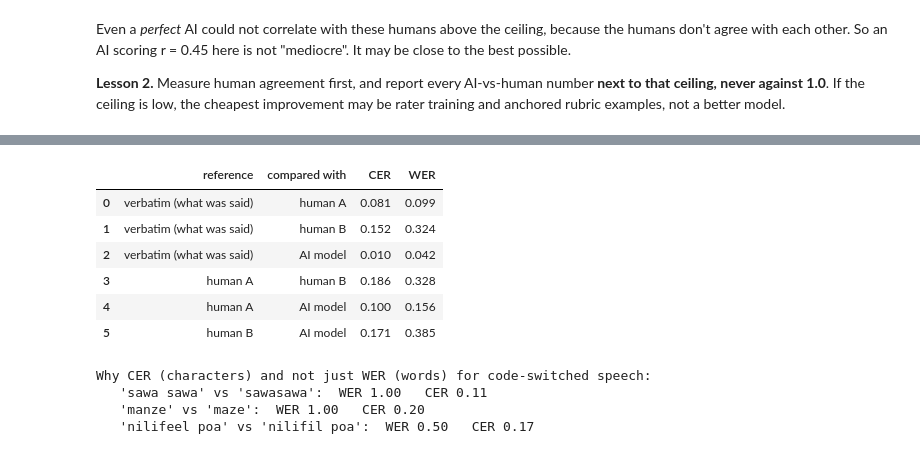
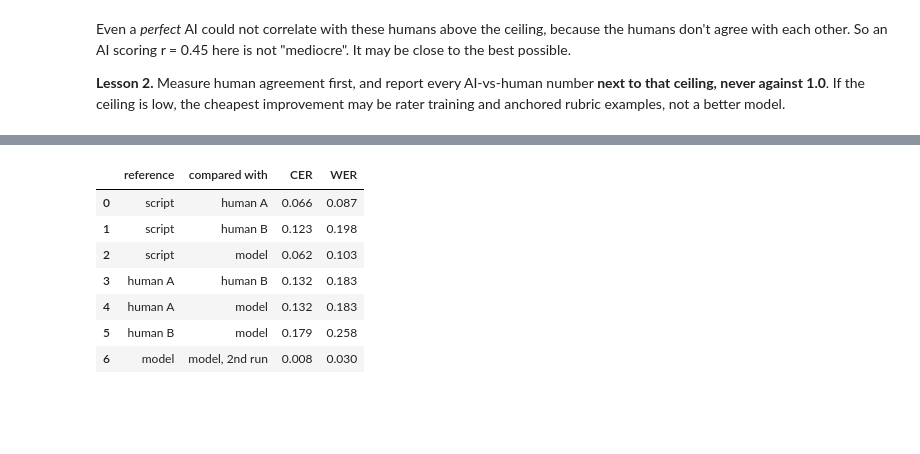
Before and after one commit to Shamiri-Institute/fidelity-eval-demo, a Jupyter notebook: notebooks/fidelity_eval_walkthrough_with_outputs.ipynb, the cells around one changed output, grey strips where cells are left out. Cells and saved outputs as stored; diff of their text form; code cells hidden in the pictures; blank space fills up the shorter version.

```diff
--- a/notebooks/fidelity_eval_walkthrough_with_outputs.ipynb
+++ b/notebooks/fidelity_eval_walkthrough_with_outputs.ipynb
@@ -323,3 +302,9 @@ The judge reads a transcript, not audio. If the transcript is wrong, the scores
 # %%
-transcripts
+import textwrap
+from IPython.display import Audio, display
+clip1 = asr_clips.set_index("clip_id").loc["clip_01"]
+if REPO_RAW: display(Audio(REPO_RAW + "audio/clip_01.mp3"))
+for col, label in [("verbatim", "SCRIPT (what was said)"), ("human_a", "HUMAN A"),
+                   ("human_b", "HUMAN B"), ("ai_model", "MODEL")]:
+    print(f"── {label}\n{textwrap.fill(clip1[col], 100)}\n")
 # %% [output]
@@ -335,41 +328,48 @@ transcripts
 # %%
-def norm(s): return re.sub(r"[^\w\s]", "", s.lower()).split()
+# Normalise before comparing: case, punctuation, contractions, numbers, and a few
+# spelling conventions (hio/hiyo, ndo/ndio). A compact copy of our evaluation's rules.
+CONTRACTIONS = {"it's": "it is", "that's": "that is", "we're": "we are", "let's": "let us",
+                "i'm": "i am", "you're": "you are", "don't": "do not", "can't": "can not"}
+FOLD = {**{w: "h" + w for w in "ii iyo izi izo uyu uyo awa ao apa apo uku uko ivi ivyo ata adi".split()},
+        "hio": "hiyo", "ndo": "ndio", "ndiyo": "ndio", "practise": "practice", "maths": "math"}
+NUMS = ("zero one two three four five six seven eight nine ten eleven twelve thirteen "
+        "fourteen fifteen sixteen seventeen eighteen nineteen twenty").split()
+
+def norm(s):
+    s = re.sub(r"[^\w'\-\s]", " ", s.lower().replace("’", "'"))
+    s = re.sub(r"(?<!\w)['\-]|['\-](?!\w)", " ", s)
+    words = [FOLD.get(w, w) for t in s.split() for w in CONTRACTIONS.get(t, t).split()]
+    return [n for w in words for n in
+            ([NUMS[int(w)]] if w.isdigit() and int(w) <= 20 else [NUMS[int(d)] for d in w] if w.isdigit() else [w])]
 
 def edit_distance(a, b):
     prev = list(range(len(b) + 1))
     for i, x in enumerate(a, 1):
         cur = [i]
         for j, y in enumerate(b, 1):
             cur.append(min(prev[j] + 1, cur[j - 1] + 1, prev[j - 1] + (x != y)))
         prev = cur
     return prev[-1]
 
 def wer(ref, hyp):
     r, h = norm(ref), norm(hyp); return edit_distance(r, h) / len(r)
 def cer(ref, hyp):
     r, h = " ".join(norm(ref)), " ".join(norm(hyp)); return edit_distance(r, h) / len(r)
 
-whole = {c: " ".join(transcripts[c]) for c in transcripts.columns}
-pairs = [("verbatim (what was said)", "human A"), ("verbatim (what was said)", "human B"),
-         ("verbatim (what was said)", "AI model"), ("human A", "human B"),
-         ("human A", "AI model"), ("human B", "AI model")]
-asr = pd.DataFrame([{"reference": r, "compared with": h, "CER": cer(whole[r], whole[h]),
-                     "WER": wer(whole[r], whole[h])} for r, h in pairs])
+NAMES = {"verbatim": "script", "human_a": "human A", "human_b": "human B",
+         "ai_model": "model", "ai_model_run2": "model, 2nd run"}
+pairs = [("verbatim", "human_a"), ("verbatim", "human_b"), ("verbatim", "ai_model"),
+         ("human_a", "human_b"), ("human_a", "ai_model"), ("human_b", "ai_model"),
+         ("ai_model", "ai_model_run2")]
+asr = pd.DataFrame([{"reference": NAMES[r], "compared with": NAMES[h],
+                     "CER": cer(clip1[r], clip1[h]), "WER": wer(clip1[r], clip1[h])} for r, h in pairs])
 asr.round(3)
 # %% [output]
 |  | reference | compared with | CER | WER |
-| 0 | verbatim (what was said) | human A | 0.081 | 0.099 |
-| 1 | verbatim (what was said) | human B | 0.152 | 0.324 |
-| 2 | verbatim (what was said) | AI model | 0.010 | 0.042 |
-| 3 | human A | human B | 0.186 | 0.328 |
-| 4 | human A | AI model | 0.100 | 0.156 |
-| 5 | human B | AI model | 0.171 | 0.385 |
+| 0 | script | human A | 0.066 | 0.087 |
+| 1 | script | human B | 0.123 | 0.198 |
+| 2 | script | model | 0.062 | 0.103 |
+| 3 | human A | human B | 0.132 | 0.183 |
+| 4 | human A | model | 0.132 | 0.183 |
+| 5 | human B | model | 0.179 | 0.258 |
+| 6 | model | model, 2nd run | 0.008 | 0.030 |
-# %%
-print("Why CER (characters) and not just WER (words) for code-switched speech:")
-for ref, hyp in [("sawa sawa", "sawasawa"), ("manze", "maze"), ("nilifeel poa", "nilifil poa")]:
-    print(f"   '{ref}' vs '{hyp}':  WER {wer(ref, hyp):.2f}   CER {cer(ref, hyp):.2f}")
-# %% [output]
-Why CER (characters) and not just WER (words) for code-switched speech:
-   'sawa sawa' vs 'sawasawa':  WER 1.00   CER 0.11
-   'manze' vs 'maze':  WER 1.00   CER 0.20
-   'nilifeel poa' vs 'nilifil poa':  WER 0.50   CER 0.17
```
Also changed, not shown: parts of 41 cells of this notebook, 16 other files.
